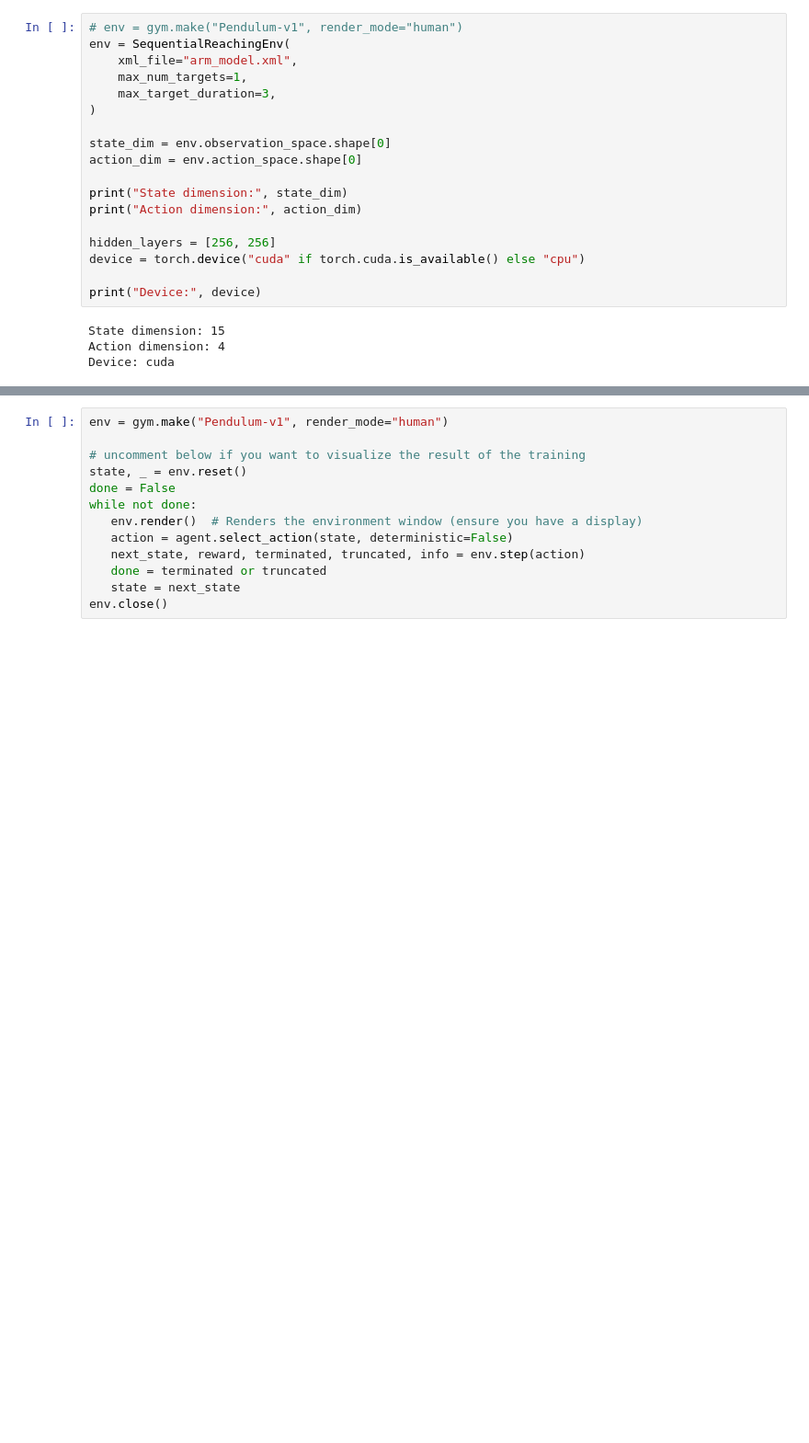
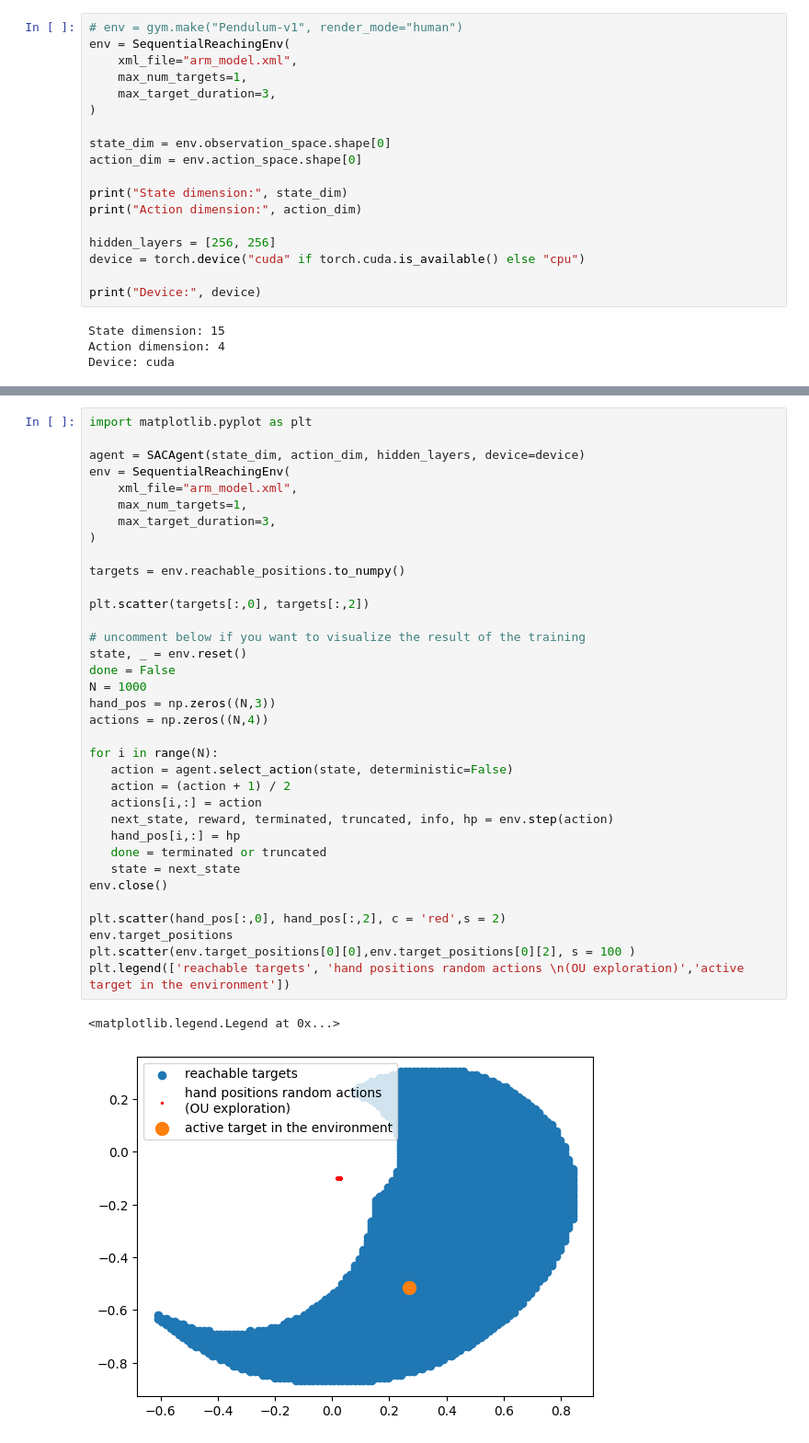
Before and after one commit to flipe-rodrigues/Soft-Actor-Critic-with-tricks, a Jupyter notebook: SoftActorCritic/solve_inverted_pendulum.ipynb, the cells around one changed output, grey strips where cells are left out. Shown at 92% size. Saved outputs shown, nothing was run; the diff lists cells and outputs as text; blank space fills up the shorter version.

```diff
--- a/SoftActorCritic/solve_inverted_pendulum.ipynb
+++ b/SoftActorCritic/solve_inverted_pendulum.ipynb
@@ -193,13 +208,38 @@ Episode: 006 | Reward: -127.99
-# %%
-env = gym.make("Pendulum-v1", render_mode="human")
-
-# uncomment below if you want to visualize the result of the training
-state, _ = env.reset()
-done = False
-while not done:
-   env.render()  # Renders the environment window (ensure you have a display)
-   action = agent.select_action(state, deterministic=False)
-   next_state, reward, terminated, truncated, info = env.step(action)
-   done = terminated or truncated
-   state = next_state
-env.close()
+# %%
+import matplotlib.pyplot as plt
+
+agent = SACAgent(state_dim, action_dim, hidden_layers, device=device)
+env = SequentialReachingEnv(
+    xml_file="arm_model.xml",
+    max_num_targets=1,
+    max_target_duration=3,
+)
+
+targets = env.reachable_positions.to_numpy()
+
+plt.scatter(targets[:,0], targets[:,2])
+
+# uncomment below if you want to visualize the result of the training
+state, _ = env.reset()
+done = False
+N = 1000
+hand_pos = np.zeros((N,3))
+actions = np.zeros((N,4))
+
+for i in range(N):
+   action = agent.select_action(state, deterministic=False)
+   action = (action + 1) / 2
+   actions[i,:] = action
+   next_state, reward, terminated, truncated, info, hp = env.step(action)
+   hand_pos[i,:] = hp
+   done = terminated or truncated
+   state = next_state
+env.close()
+
+plt.scatter(hand_pos[:,0], hand_pos[:,2], c = 'red',s = 2)
+env.target_positions
+plt.scatter(env.target_positions[0][0],env.target_positions[0][2], s = 100 )
+plt.legend(['reachable targets', 'hand positions random actions \n(OU exploration)','active target in the environment'])
+# %% [output]
+<matplotlib.legend.Legend at 0x...>
+[figure, added]
```
Also changed, not shown: parts of 2 cells of this notebook.
